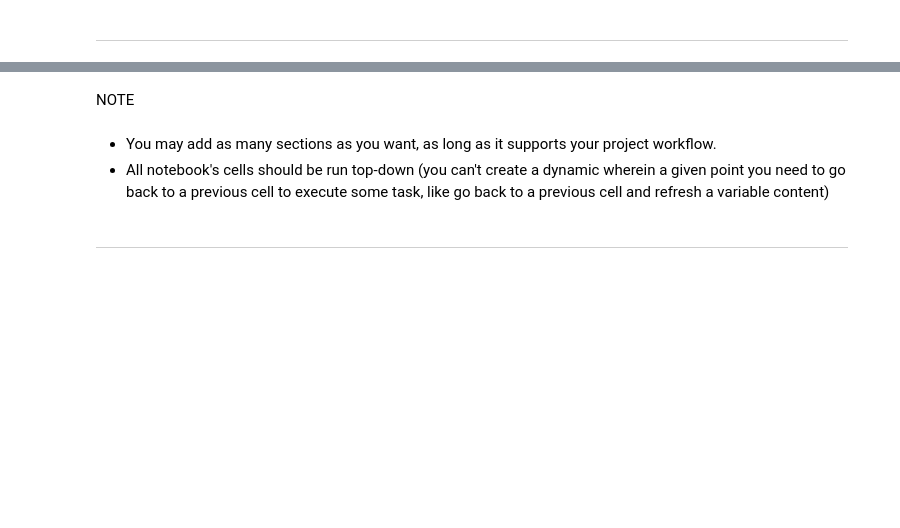
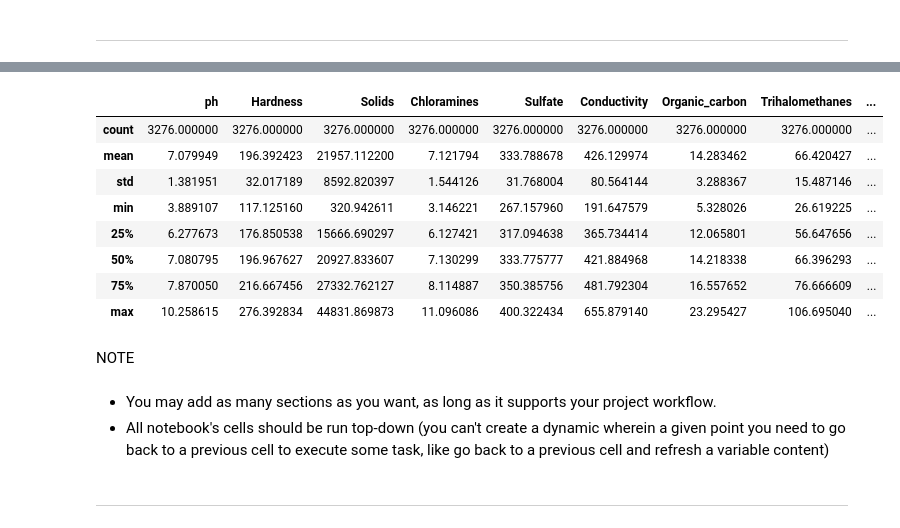
Before and after one commit to Lailah-Idrees/DA2_Assessment, a Jupyter notebook: jupyter_notebooks/ETL_Data_Analysis.ipynb, the cells around one changed output, grey strips where cells are left out. Saved outputs shown, nothing was run; the diff lists cells and outputs as text; code cells hidden in the pictures; blank space fills up the shorter version.

```diff
--- a/jupyter_notebooks/ETL_Data_Analysis.ipynb
+++ b/jupyter_notebooks/ETL_Data_Analysis.ipynb
@@ -226,3 +287,15 @@ This is the range where a data point is not an outlier: from 191.65 to 655.88
+# %%
+df_transformed.describe()
+# %% [output]
+|  | ph | Hardness | Solids | Chloramines | Sulfate | Conductivity | Organic_carbon | Trihalomethanes | ... |
+| count | 3276.000000 | 3276.000000 | 3276.000000 | 3276.000000 | 3276.000000 | 3276.000000 | 3276.000000 | 3276.000000 | ... |
+| mean | 7.079949 | 196.392423 | 21957.112200 | 7.121794 | 333.788678 | 426.129974 | 14.283462 | 66.420427 | ... |
+| std | 1.381951 | 32.017189 | 8592.820397 | 1.544126 | 31.768004 | 80.564144 | 3.288367 | 15.487146 | ... |
+| min | 3.889107 | 117.125160 | 320.942611 | 3.146221 | 267.157960 | 191.647579 | 5.328026 | 26.619225 | ... |
+| 25% | 6.277673 | 176.850538 | 15666.690297 | 6.127421 | 317.094638 | 365.734414 | 12.065801 | 56.647656 | ... |
+| 50% | 7.080795 | 196.967627 | 20927.833607 | 7.130299 | 333.775777 | 421.884968 | 14.218338 | 66.396293 | ... |
+| 75% | 7.870050 | 216.667456 | 27332.762127 | 8.114887 | 350.385756 | 481.792304 | 16.557652 | 76.666609 | ... |
+| max | 10.258615 | 276.392834 | 44831.869873 | 11.096086 | 400.322434 | 655.879140 | 23.295427 | 106.695040 | ... |
 # %% [markdown]
 NOTE
 # %% [markdown]
```
Also changed, not shown: parts of 6 cells of this notebook.
